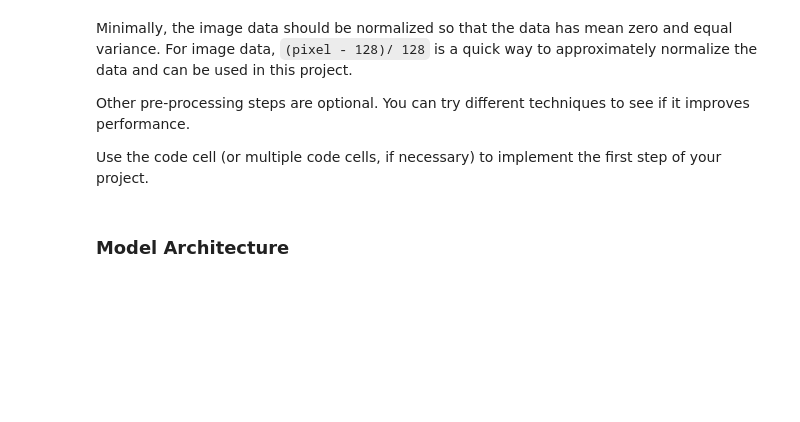
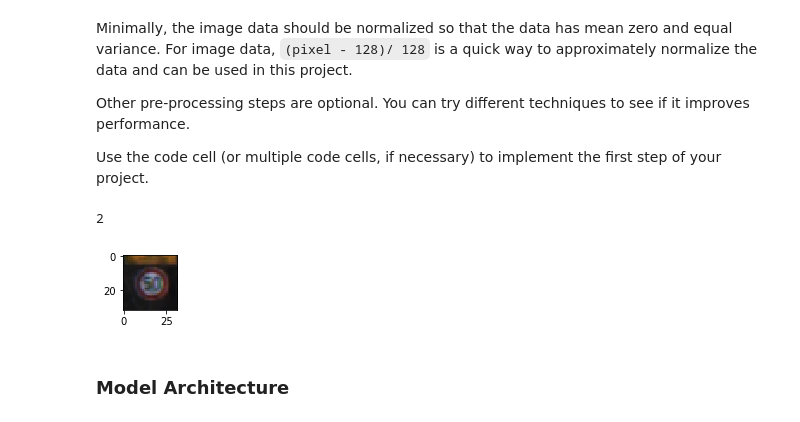
Before and after one commit to RaulDa/CarND-Traffic-Sign-Classifier-P2, a Jupyter notebook: Traffic_Sign_Classifier.ipynb, the cells around one changed output. Saved outputs shown, nothing was run; the diff lists cells and outputs as text; code cells hidden in the pictures; blank space fills up the shorter version.

```diff
--- a/Traffic_Sign_Classifier.ipynb
+++ b/Traffic_Sign_Classifier.ipynb
@@ -147,33 +147,43 @@ Use the code cell (or multiple code cells, if necessary) to implement the first
 ### Feel free to use as many code cells as needed.
 from sklearn.utils import shuffle
 import cv2
 
 # Shuffle training set
 X_train, y_train = shuffle(X_train, y_train)
 
 # Convert training, validation and test set to grayscale
 X_train_preproc = np.zeros((34799, 32, 32), dtype=np.uint8)
 X_valid_preproc = np.zeros((4410, 32, 32), dtype=np.uint8)
 X_test_preproc = np.zeros((12630, 32, 32), dtype=np.uint8)
 
 for i in range(len(X_train)):
     X_train_preproc[i] = cv2.cvtColor(X_train[i],cv2.COLOR_RGB2GRAY)
 
 for i in range(len(X_valid)):
     X_valid_preproc[i] = cv2.cvtColor(X_valid[i],cv2.COLOR_RGB2GRAY)
 
 for i in range(len(X_test)):
     X_test_preproc[i] = cv2.cvtColor(X_test[i],cv2.COLOR_RGB2GRAY)
 
 #Add dimension lost in the conversion
 X_train_preproc = np.expand_dims(X_train_preproc, axis=3)
 X_valid_preproc = np.expand_dims(X_valid_preproc, axis=3)
 X_test_preproc = np.expand_dims(X_test_preproc, axis=3)
 
 # Normalize data sets
 X_train_preproc = (X_train_preproc - 128.) / 128.
 X_valid_preproc = (X_valid_preproc - 128.) / 128.
 X_test_preproc = (X_test_preproc - 128.) / 128.
+
+index = random.randint(0, len(X_train_preproc))
+image = X_train[index].squeeze()
+
+plt.figure(figsize=(1,1))
+plt.imshow(image)
+print(y_train[index])
+# %% [output]
+2
+[figure, added]
 # %% [markdown]
 ### Model Architecture
 # %%
```
Also changed, not shown: parts of 10 cells of this notebook.
